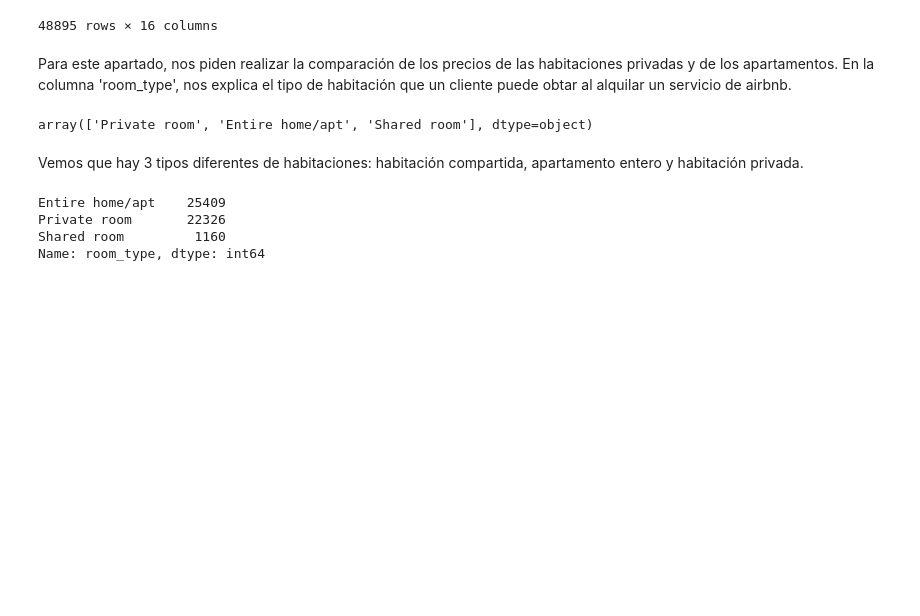
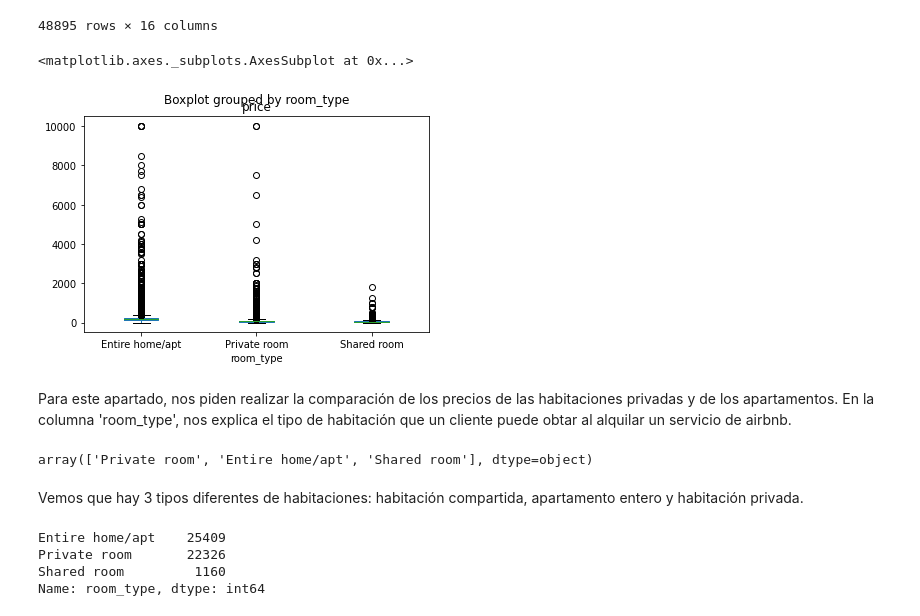
Before and after one commit to MartaAmoresCastillejo/LAB1, a Jupyter notebook: Lab1.ipynb, the cells around one changed output. Cells and saved outputs as stored; diff of their text form; code cells hidden in the pictures; blank space fills up the shorter version.

```diff
--- a/Lab1.ipynb
+++ b/Lab1.ipynb
@@ -601,6 +601,11 @@ data
 | 48893 | 36485609 | 43rd St. Time Square-cozy single bed | 30985759 | Taz | Manhattan | Hell's Kitchen | 40.75751 | -73.99112 | ... |
 | 48894 | 36487245 | Trendy duplex in the very heart o... | 68119814 | Christophe | Manhattan | Hell's Kitchen | 40.76404 | -73.98933 | ... |
 48895 rows × 16 columns
+# %%
+data.boxplot(by ='room_type', column =['price'], grid = False)
+# %% [output]
+<matplotlib.axes._subplots.AxesSubplot at 0x...>
+[figure, added]
 # %% [markdown]
 Para este apartado, nos piden realizar la comparación de los precios de las habitaciones privadas y de los apartamentos. En la columna 'room_type', nos explica el tipo de habitación que un cliente puede obtar al alquilar un servicio de airbnb.
 # %%
```
Also changed, not shown: parts of 1 cell of this notebook.
